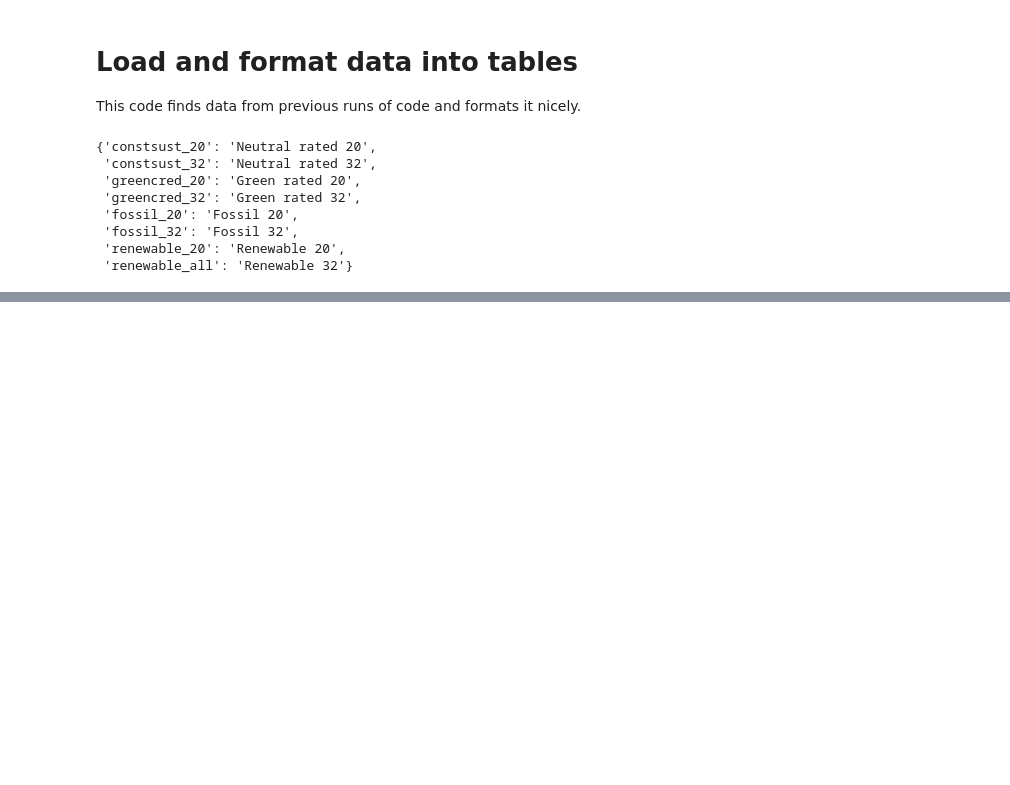
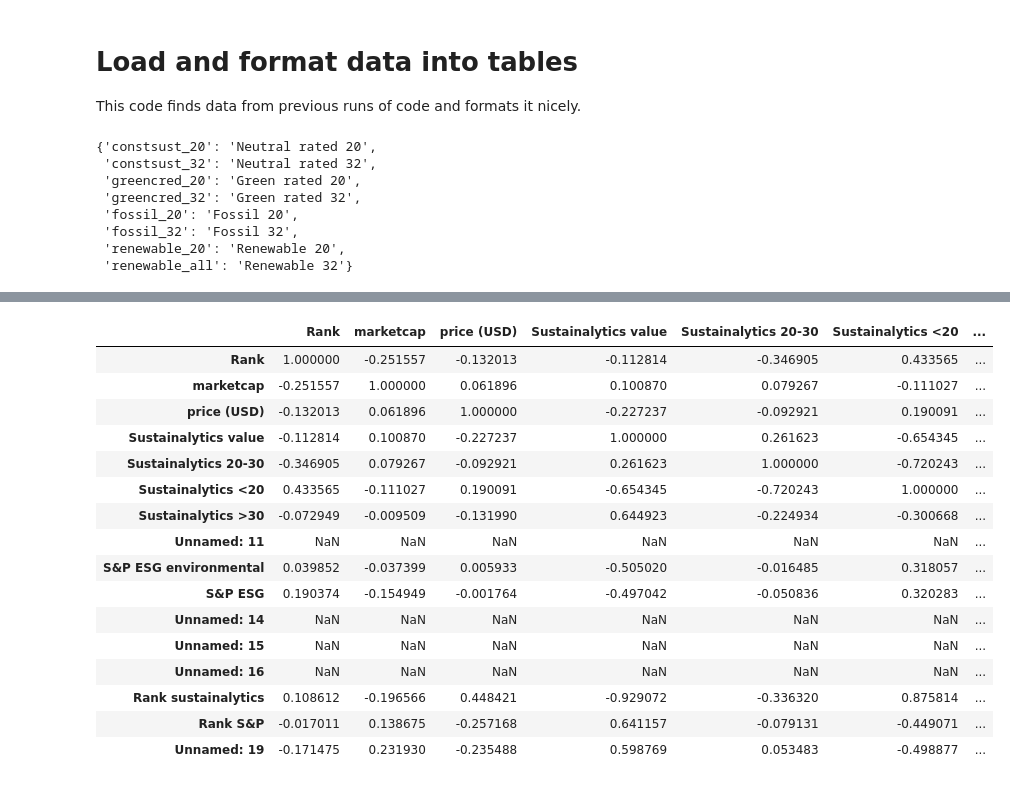
Before and after one commit to Rlamboll/HowStocksJudgeCops, a Jupyter notebook: 04_MakeTables.ipynb, the cells around one changed output, grey strips where cells are left out. Drawn from its saved outputs; the diff is of its cells as text; code cells hidden in the pictures; blank space fills up the shorter version.

```diff
--- a/04_MakeTables.ipynb
+++ b/04_MakeTables.ipynb
@@ -170,0 +235,22 @@ results_sup
+# %%
+ratings = pd.read_csv("./input/companiesmarketcap.com - Companies ranked by Market Cap - CompaniesMarketCap.com.csv")
+# %%
+ratings.corr(method="pearson")
+# %% [output]
+|  | Rank | marketcap | price (USD) | Sustainalytics value | Sustainalytics 20-30 | Sustainalytics <20 | ... |
+| Rank | 1.000000 | -0.251557 | -0.132013 | -0.112814 | -0.346905 | 0.433565 | ... |
+| marketcap | -0.251557 | 1.000000 | 0.061896 | 0.100870 | 0.079267 | -0.111027 | ... |
+| price (USD) | -0.132013 | 0.061896 | 1.000000 | -0.227237 | -0.092921 | 0.190091 | ... |
+| Sustainalytics value | -0.112814 | 0.100870 | -0.227237 | 1.000000 | 0.261623 | -0.654345 | ... |
+| Sustainalytics 20-30 | -0.346905 | 0.079267 | -0.092921 | 0.261623 | 1.000000 | -0.720243 | ... |
+| Sustainalytics <20 | 0.433565 | -0.111027 | 0.190091 | -0.654345 | -0.720243 | 1.000000 | ... |
+| Sustainalytics >30 | -0.072949 | -0.009509 | -0.131990 | 0.644923 | -0.224934 | -0.300668 | ... |
+| Unnamed: 11 | NaN | NaN | NaN | NaN | NaN | NaN | ... |
+| S&P ESG environmental | 0.039852 | -0.037399 | 0.005933 | -0.505020 | -0.016485 | 0.318057 | ... |
+| S&P ESG | 0.190374 | -0.154949 | -0.001764 | -0.497042 | -0.050836 | 0.320283 | ... |
+| Unnamed: 14 | NaN | NaN | NaN | NaN | NaN | NaN | ... |
+| Unnamed: 15 | NaN | NaN | NaN | NaN | NaN | NaN | ... |
+| Unnamed: 16 | NaN | NaN | NaN | NaN | NaN | NaN | ... |
+| Rank sustainalytics | 0.108612 | -0.196566 | 0.448421 | -0.929072 | -0.336320 | 0.875814 | ... |
+| Rank S&P | -0.017011 | 0.138675 | -0.257168 | 0.641157 | -0.079131 | -0.449071 | ... |
+| Unnamed: 19 | -0.171475 | 0.231930 | -0.235488 | 0.598769 | 0.053483 | -0.498877 | ... |
```
Also changed, not shown: parts of 9 cells of this notebook, 8 other files.
